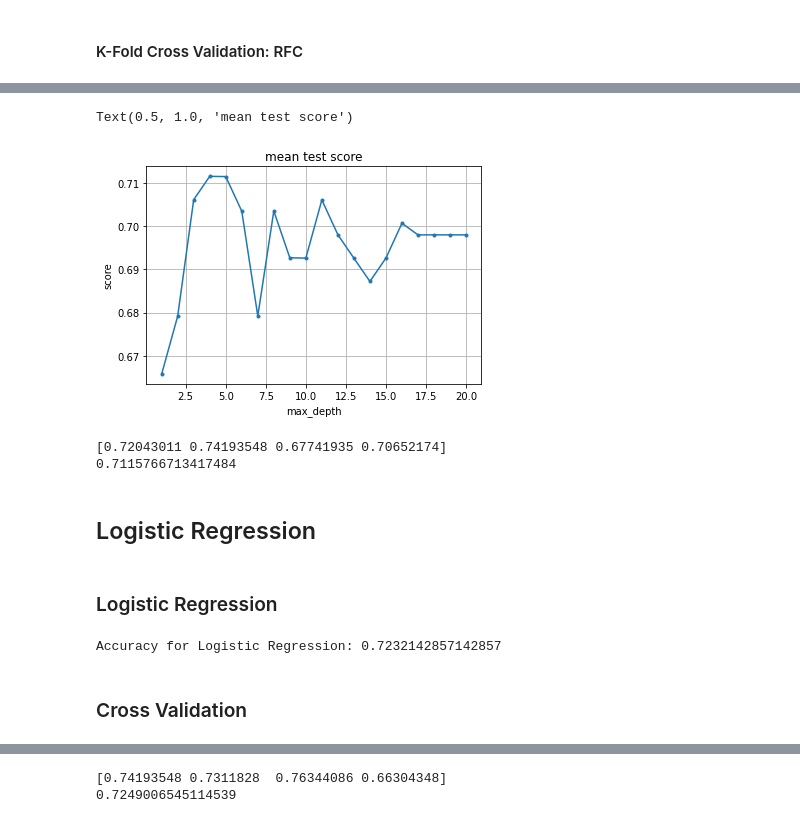
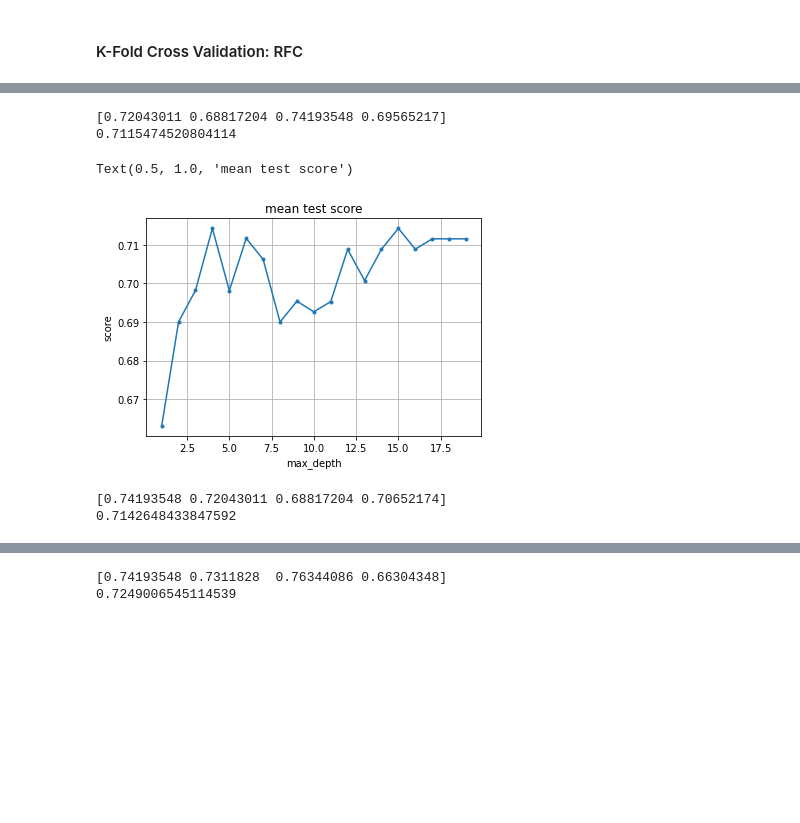
Before and after one commit to danielk434/MLProject, a Jupyter notebook: MLProject.ipynb, the cells around one changed output, grey strips where cells are left out. Saved outputs shown, nothing was run; the diff lists cells and outputs as text; code cells hidden in the pictures; blank space fills up the shorter version.

```diff
--- a/MLProject.ipynb
+++ b/MLProject.ipynb
@@ -210,3 +320,10 @@ for d in range(1,21):
     cv = cross_validate(rf, X, y, cv = 4)
     scores.append(cv['test_score'])
     mean_scores.append(cv['test_score'].mean())
+# %%
+d = range(1,50)
+pylab.plot(d, mean_scores, marker='.', label='RandomForest')
+pylab.grid(True)
+pylab.xlabel('n_estimators')
+pylab.ylabel('score')
+pylab.title('mean test score')
@@ -213,38 +333,38 @@ for d in range(1,21):
+# %%
+from sklearn.model_selection import cross_validate
+from sklearn import datasets
+from sklearn.ensemble import RandomForestClassifier
+
+rf = RandomForestClassifier(n_estimators=36, random_state=0)
+cv = cross_validate(rf, X, y, cv = 4)
+print(cv['test_score'])
+print(cv['test_score'].mean())
+# %% [output]
+[0.72043011 0.68817204 0.74193548 0.69565217]
+0.7115474520804114
+# %%
+scores = []
+mean_scores = []
+for d in range(1,20):
+    rf = RandomForestClassifier(n_estimators = 36, max_depth=d, random_state=0)
+    cv = cross_validate(rf, X, y, cv = 4)
+    scores.append(cv['test_score'])
+    mean_scores.append(cv['test_score'].mean())
 # %%
-d = range(1,21)
+d = range(1,20)
 pylab.plot(d, mean_scores, marker='.', label='RandomForest')
 pylab.grid(True)
 pylab.xlabel('max_depth')
 pylab.ylabel('score')
 pylab.title('mean test score')
 # %% [output]
 Text(0.5, 1.0, 'mean test score')
-[figure, old version]
+[figure, new version]
 # %%
-from sklearn.model_selection import cross_validate
-from sklearn import datasets
-from sklearn.ensemble import RandomForestClassifier
-
-rf = RandomForestClassifier(max_depth=4, random_state=0)
-cv = cross_validate(rf, X, y, cv = 4)
+rf_cv = RandomForestClassifier(n_estimators=36, max_depth=4, random_state=0)
+cv = cross_validate(rf_cv, X, y, cv = 4)
 print(cv['test_score'])
 print(cv['test_score'].mean())
 # %% [output]
-[0.72043011 0.74193548 0.67741935 0.70652174]
-0.7115766713417484
+[0.74193548 0.72043011 0.68817204 0.70652174]
+0.7142648433847592
-# %% [markdown]
-## Logistic Regression
-# %% [markdown]
-### Logistic Regression
-# %%
-from sklearn.linear_model import LogisticRegression
-
-logreg = LogisticRegression()
-logreg.fit(X_train,y_train)
-y_pred = logreg.predict(X_test)
-logreg_acc = accuracy_score(y_test, y_pred)
-print('Accuracy for Logistic Regression: '+str(logreg_acc))
-# %% [output]
-Accuracy for Logistic Regression: 0.7232142857142857
-# %% [markdown]
-### Cross Validation
```
Also changed, not shown: parts of 18 cells of this notebook.
